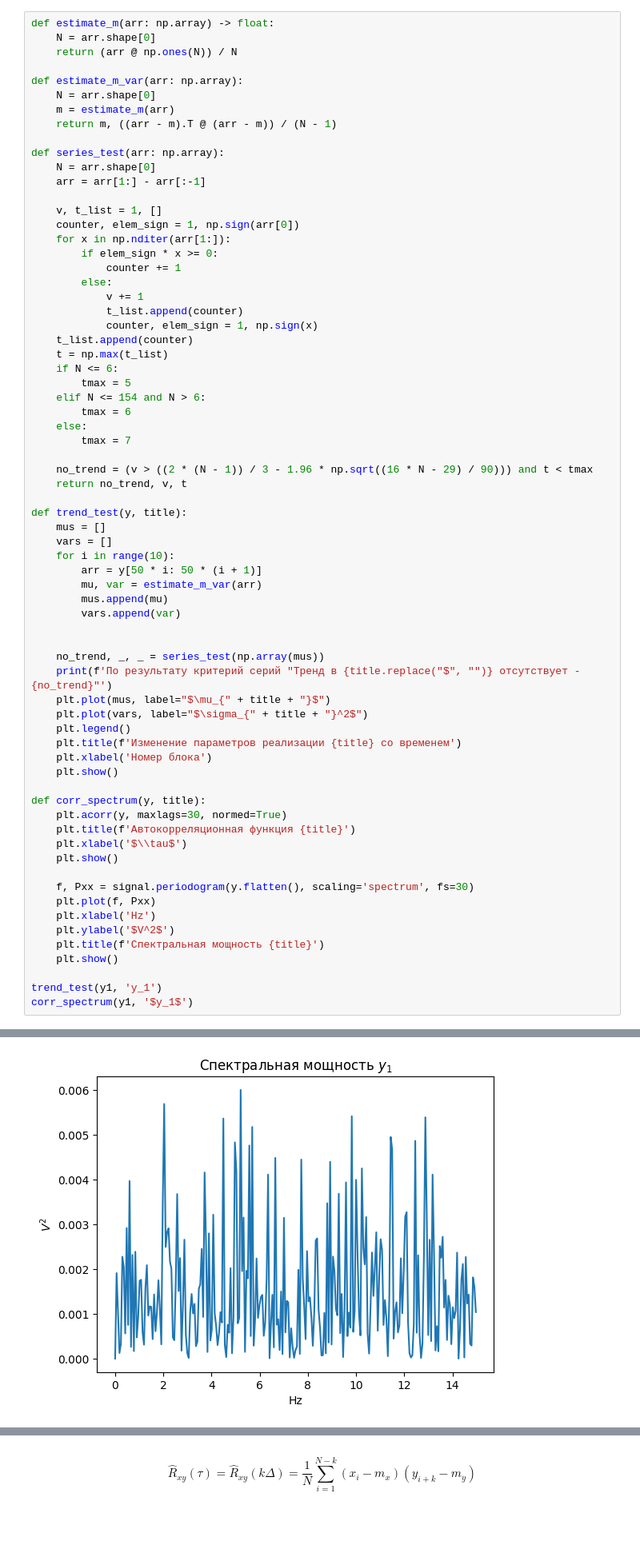
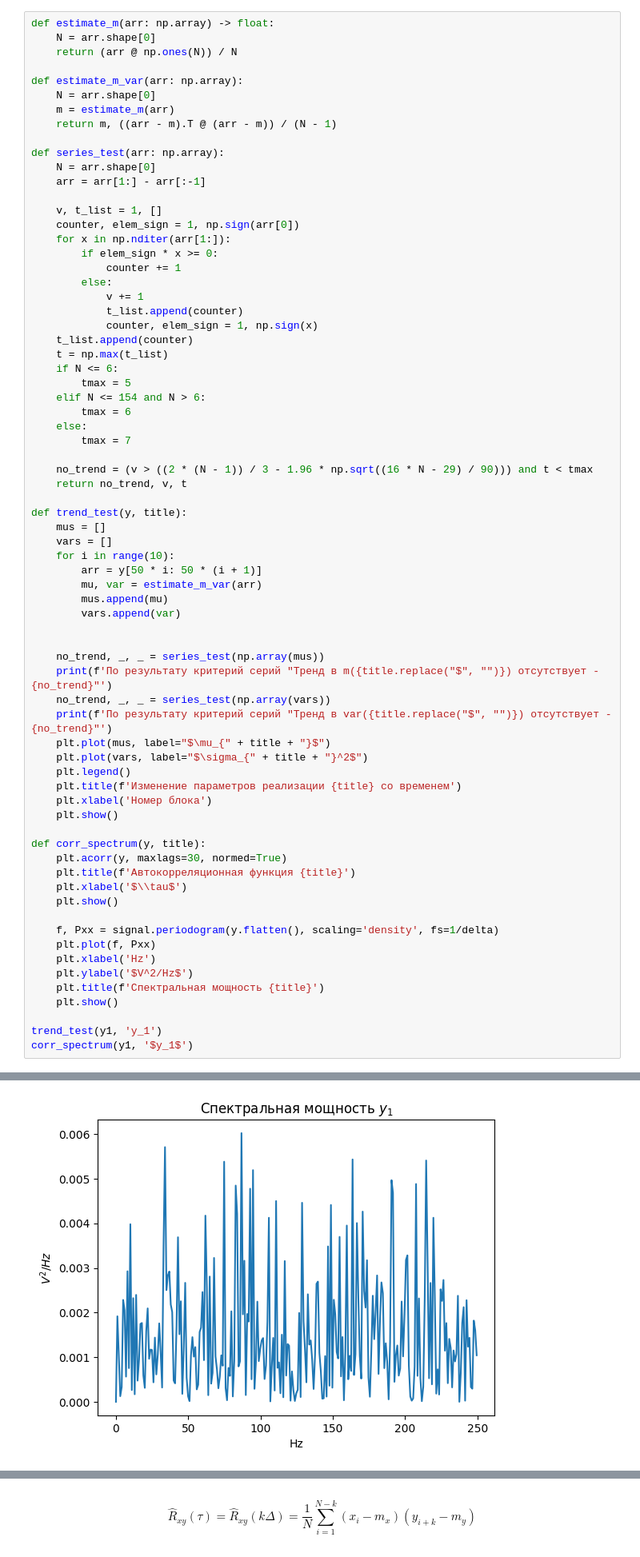
Before and after one commit to ZOaZOaZoa/MAODI, a Jupyter notebook: lab1.ipynb, the cells around one changed output, grey strips where cells are left out. Shown at 80% size. Drawn from its saved outputs; the diff is of its cells as text; blank space fills up the shorter version.

```diff
--- a/lab1.ipynb
+++ b/lab1.ipynb
@@ -181,7 +185,9 @@ def trend_test(y, title):
 
 
     no_trend, _, _ = series_test(np.array(mus))
-    print(f'По результату критерий серий "Тренд в {title.replace("$", "")} отсутствует - {no_trend}"')
+    print(f'По результату критерий серий "Тренд в m({title.replace("$", "")}) отсутствует - {no_trend}"')
+    no_trend, _, _ = series_test(np.array(vars))
+    print(f'По результату критерий серий "Тренд в var({title.replace("$", "")}) отсутствует - {no_trend}"')
     plt.plot(mus, label="$\mu_{" + title + "}$")
     plt.plot(vars, label="$\sigma_{" + title + "}^2$")
     plt.legend()
@@ -195,10 +201,10 @@ def corr_spectrum(y, title):
     plt.xlabel('$\\tau$')
     plt.show()
 
-    f, Pxx = signal.periodogram(y.flatten(), scaling='spectrum', fs=30)
+    f, Pxx = signal.periodogram(y.flatten(), scaling='density', fs=1/delta)
     plt.plot(f, Pxx)
     plt.xlabel('Hz')
-    plt.ylabel('$V^2$')
+    plt.ylabel('$V^2/Hz$')
     plt.title(f'Спектральная мощность {title}')
     plt.show()
 
@@ -209,6 +216,6 @@ corr_spectrum(y1, '$y_1$')
 [figure]
 [figure]
-[figure, old version]
+[figure, new version]
 # %%
 trend_test(y3, 'y_3')
 corr_spectrum(y3, '$y_3$')
```
Also changed, not shown: parts of 4 cells of this notebook, 55 other files.
